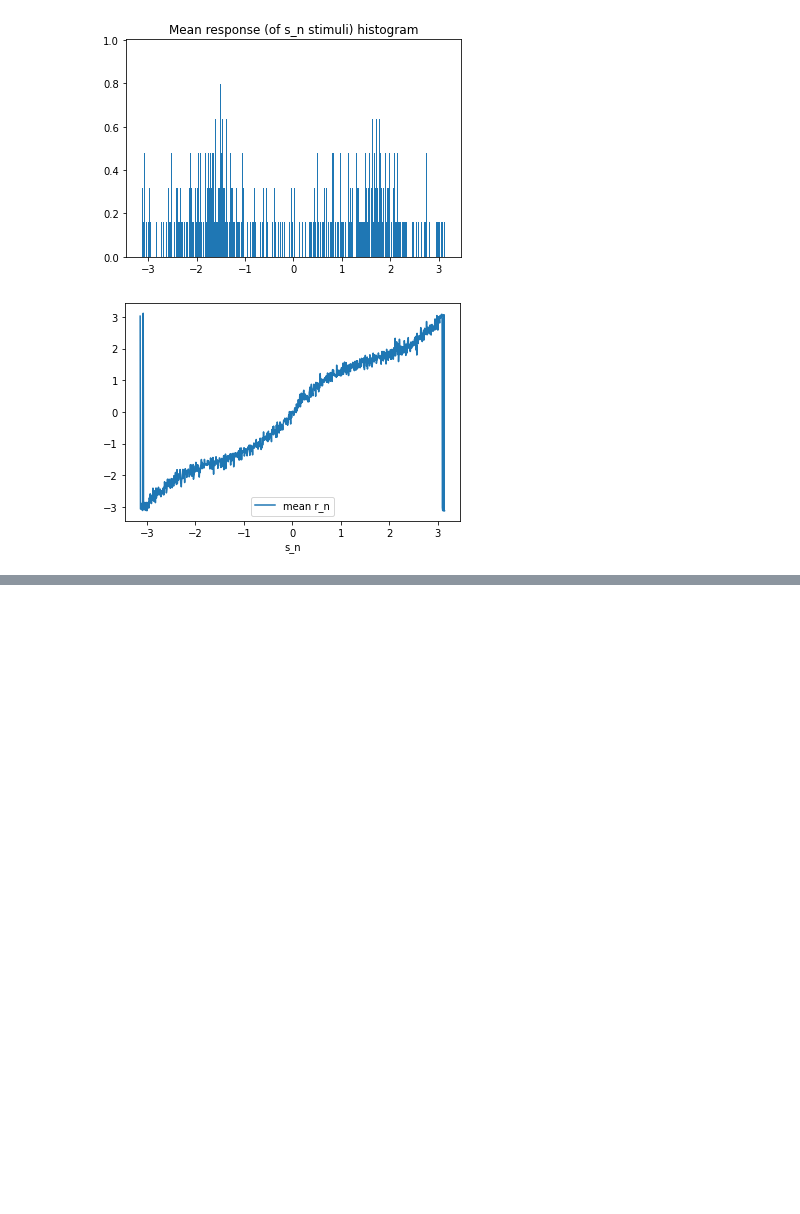
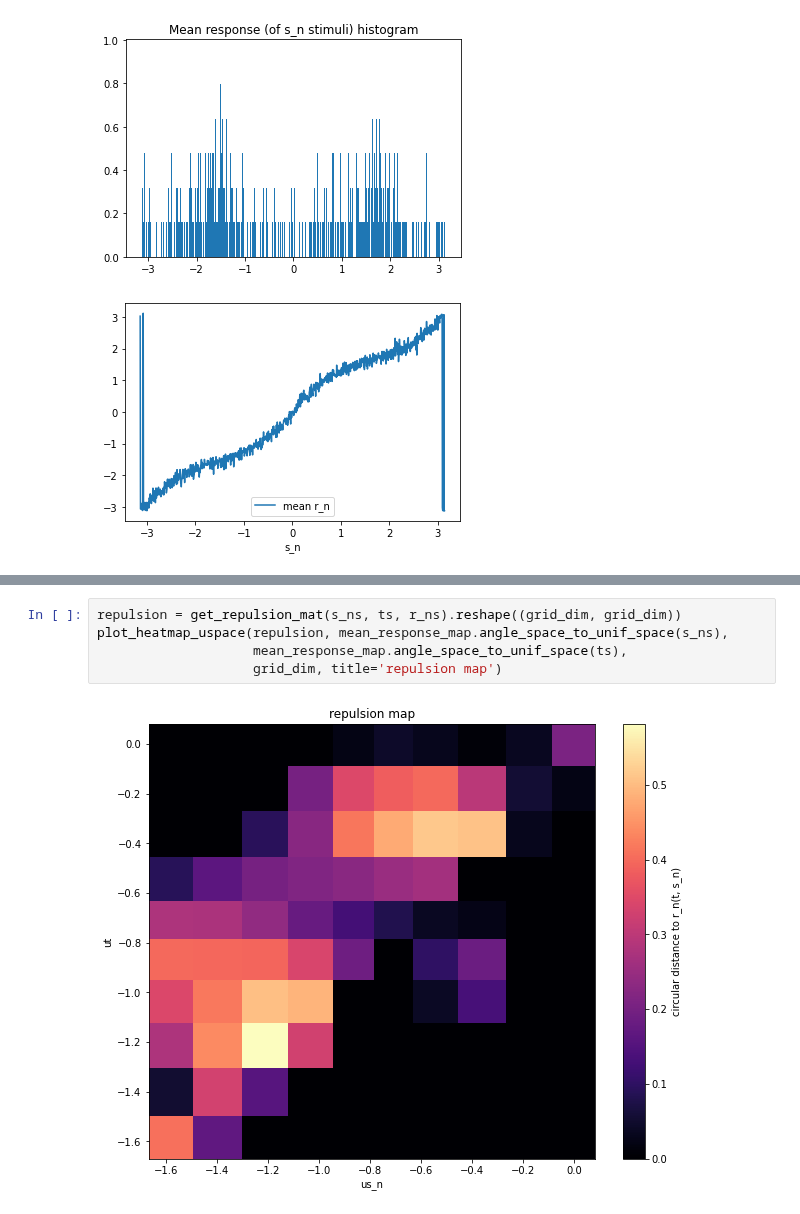
Before and after one commit to ak47na/multisensory_causal_inference, a Jupyter notebook: serial_dependence.ipynb, the cells around one changed output, grey strips where cells are left out. Saved outputs shown, nothing was run; the diff lists cells and outputs as text; blank space fills up the shorter version.

```diff
--- a/serial_dependence.ipynb
+++ b/serial_dependence.ipynb
@@ -97,0 +158,7 @@ with open('./mean_response_map.pkl', 'wb') as f:
+# %%
+repulsion = get_repulsion_mat(s_ns, ts, r_ns).reshape((grid_dim, grid_dim))
+plot_heatmap_uspace(repulsion, mean_response_map.angle_space_to_unif_space(s_ns),
+                    mean_response_map.angle_space_to_unif_space(ts),
+                    grid_dim, title='repulsion map')
+# %% [output]
+[figure, added]
```
Also changed, not shown: parts of 6 cells of this notebook.
